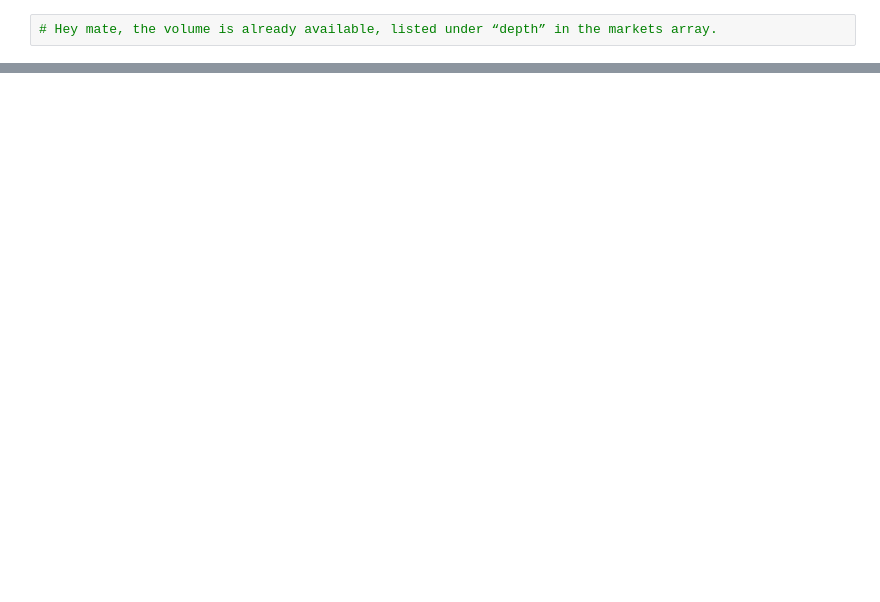
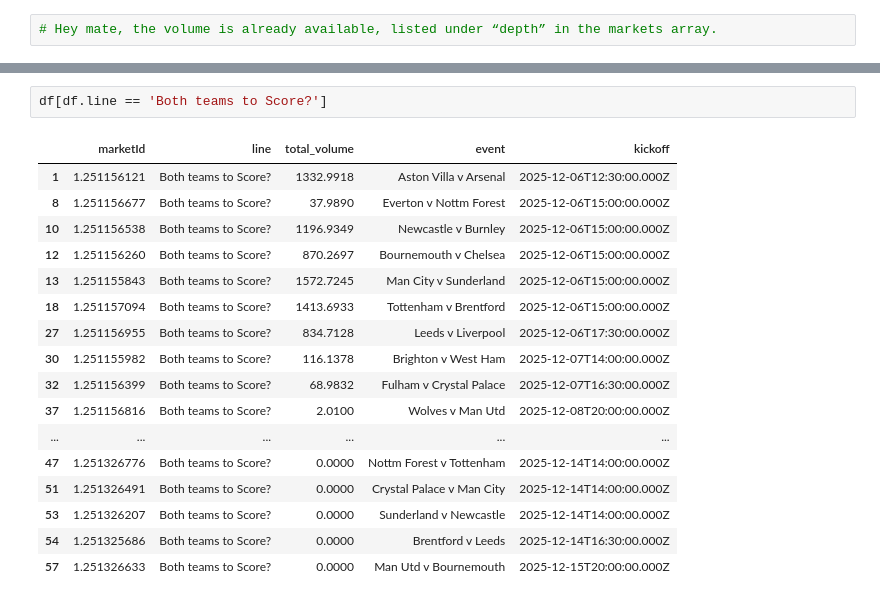
Before and after one commit to jzura/BookieGrabber, a Jupyter notebook: tester.ipynb, the cells around one changed output, grey strips where cells are left out. Drawn from its saved outputs; the diff is of its cells as text; blank space fills up the shorter version.

```diff
--- a/tester.ipynb
+++ b/tester.ipynb
@@ -139,0 +110,20 @@ btts
+# %%
+df[df.line == 'Both teams to Score?']
+# %% [output]
+|  | marketId | line | total_volume | event | kickoff |
+| 1 | 1.251156121 | Both teams to Score? | 1332.9918 | Aston Villa v Arsenal | 2025-12-06T12:30:00.000Z |
+| 8 | 1.251156677 | Both teams to Score? | 37.9890 | Everton v Nottm Forest | 2025-12-06T15:00:00.000Z |
+| 10 | 1.251156538 | Both teams to Score? | 1196.9349 | Newcastle v Burnley | 2025-12-06T15:00:00.000Z |
+| 12 | 1.251156260 | Both teams to Score? | 870.2697 | Bournemouth v Chelsea | 2025-12-06T15:00:00.000Z |
+| 13 | 1.251155843 | Both teams to Score? | 1572.7245 | Man City v Sunderland | 2025-12-06T15:00:00.000Z |
+| 18 | 1.251157094 | Both teams to Score? | 1413.6933 | Tottenham v Brentford | 2025-12-06T15:00:00.000Z |
+| 27 | 1.251156955 | Both teams to Score? | 834.7128 | Leeds v Liverpool | 2025-12-06T17:30:00.000Z |
+| 30 | 1.251155982 | Both teams to Score? | 116.1378 | Brighton v West Ham | 2025-12-07T14:00:00.000Z |
+| 32 | 1.251156399 | Both teams to Score? | 68.9832 | Fulham v Crystal Palace | 2025-12-07T16:30:00.000Z |
+| 37 | 1.251156816 | Both teams to Score? | 2.0100 | Wolves v Man Utd | 2025-12-08T20:00:00.000Z |
+| ... | ... | ... | ... | ... | ... |
+| 47 | 1.251326776 | Both teams to Score? | 0.0000 | Nottm Forest v Tottenham | 2025-12-14T14:00:00.000Z |
+| 51 | 1.251326491 | Both teams to Score? | 0.0000 | Crystal Palace v Man City | 2025-12-14T14:00:00.000Z |
+| 53 | 1.251326207 | Both teams to Score? | 0.0000 | Sunderland v Newcastle | 2025-12-14T14:00:00.000Z |
+| 54 | 1.251325686 | Both teams to Score? | 0.0000 | Brentford v Leeds | 2025-12-14T16:30:00.000Z |
+| 57 | 1.251326633 | Both teams to Score? | 0.0000 | Man Utd v Bournemouth | 2025-12-15T20:00:00.000Z |
```
Also changed, not shown: parts of 13 cells of this notebook.
